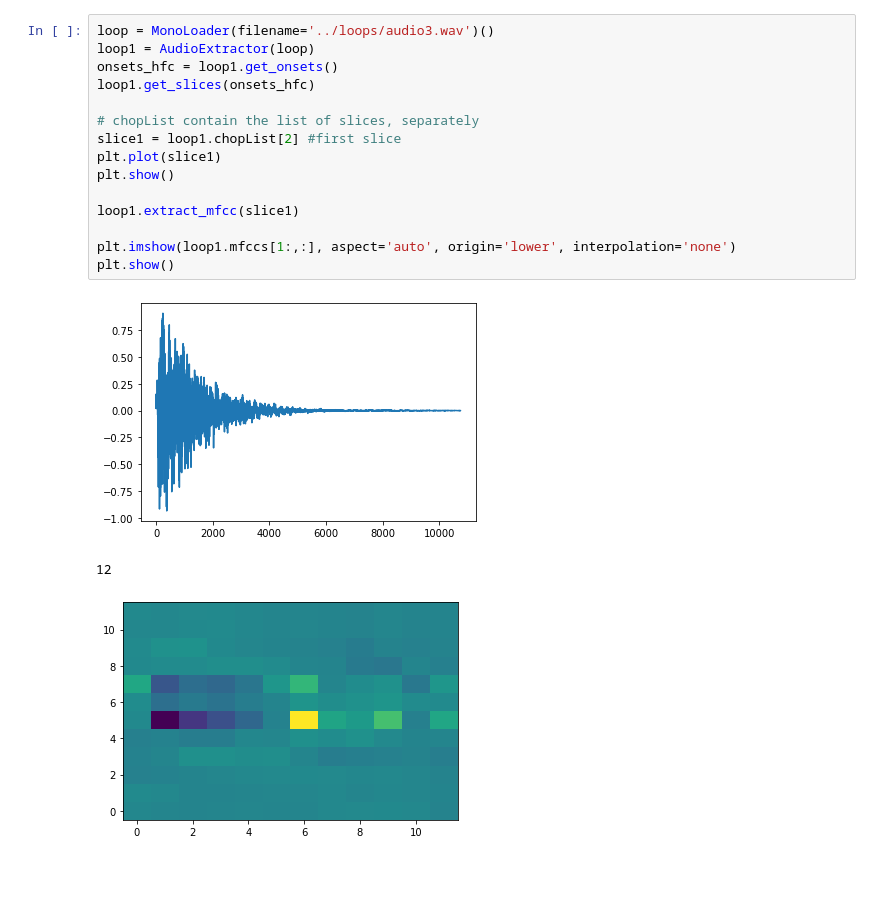
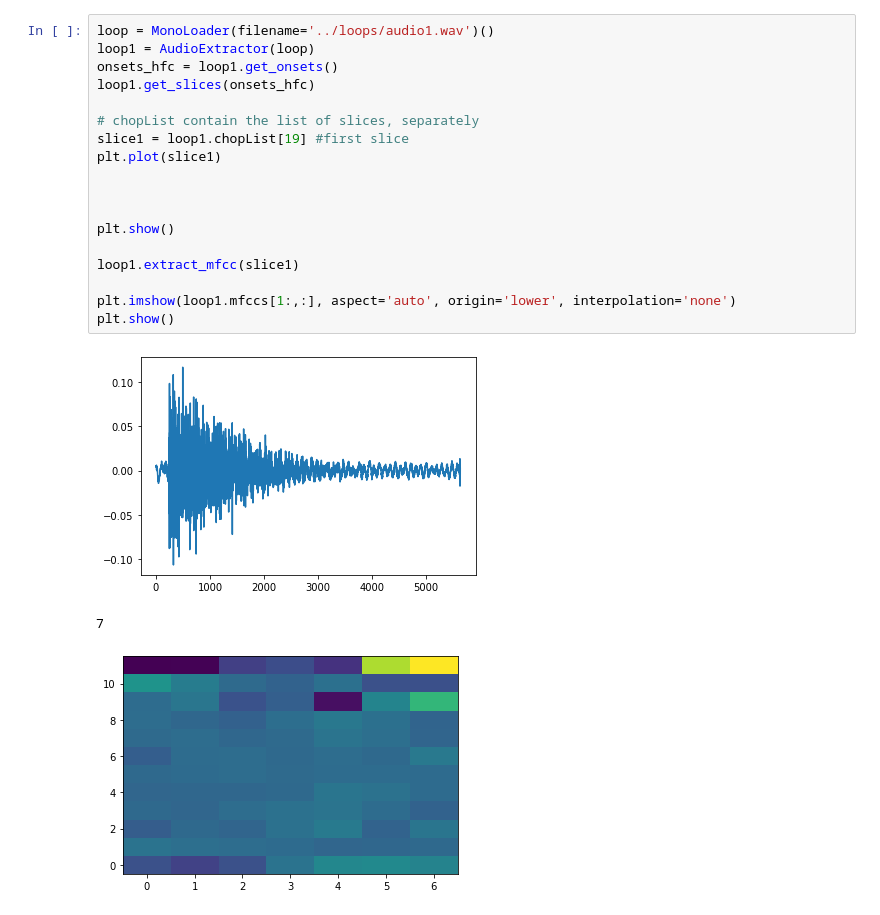
Before and after one commit to rogerpurgimon/loopstorm, a Jupyter notebook: prototypes/AudioExtractor_plots.ipynb, the cells around one changed output. Drawn from its saved outputs; the diff is of its cells as text; blank space fills up the shorter version.

```diff
--- a/prototypes/AudioExtractor_plots.ipynb
+++ b/prototypes/AudioExtractor_plots.ipynb
@@ -59,19 +62,22 @@ class AudioExtractor:
 # %%
-loop = MonoLoader(filename='../loops/audio3.wav')()
+loop = MonoLoader(filename='../loops/audio1.wav')()
 loop1 = AudioExtractor(loop)
 onsets_hfc = loop1.get_onsets()
 loop1.get_slices(onsets_hfc)
 
 # chopList contain the list of slices, separately
-slice1 = loop1.chopList[2] #first slice
+slice1 = loop1.chopList[19] #first slice
 plt.plot(slice1)
+
+
+
 plt.show()
 
 loop1.extract_mfcc(slice1)
 
 plt.imshow(loop1.mfccs[1:,:], aspect='auto', origin='lower', interpolation='none')
 plt.show()
 # %% [output]
-[figure, old version]
+[figure, new version]
-12
+7
-[figure, old version]
+[figure, new version]
```
Also changed, not shown: parts of 6 cells of this notebook, 3 other files.
